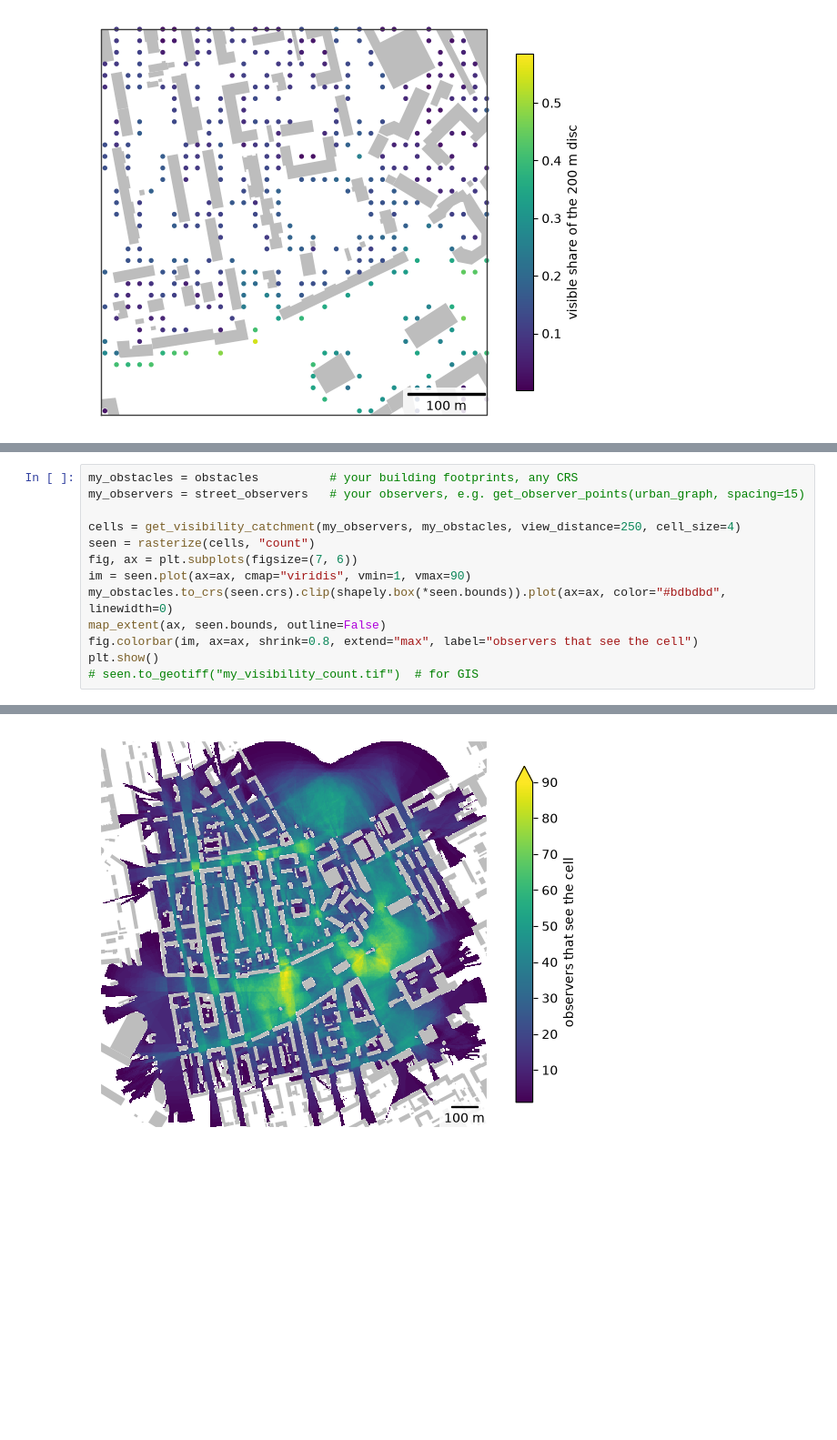
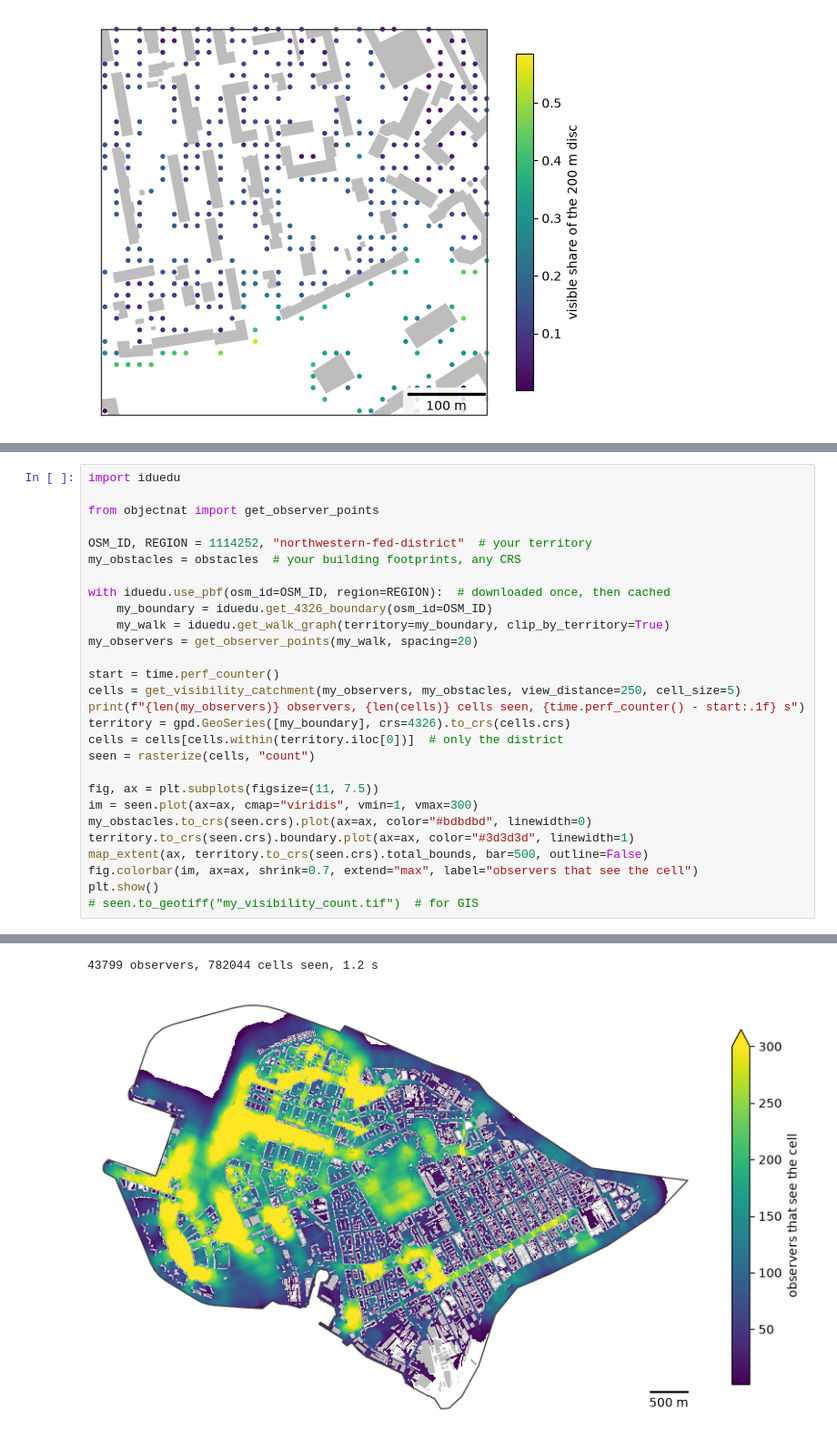
Before and after one commit to IDUclub/ObjectNat, a Jupyter notebook: docs/methods/examples/visibility.ipynb, the cells around one changed output, grey strips where cells are left out. Shown at 91% size. Drawn from its saved outputs; the diff is of its cells as text; blank space fills up the shorter version.

```diff
--- a/docs/methods/examples/visibility.ipynb
+++ b/docs/methods/examples/visibility.ipynb
@@ -250,16 +251,31 @@ The isovist field of section 3 is obtained for any area in the same way, for exa
 a cell describes what an observer standing there sees, whereas the catchment counts the observers that see the
 cell.
 # %%
-my_obstacles = obstacles          # your building footprints, any CRS
-my_observers = street_observers   # your observers, e.g. get_observer_points(urban_graph, spacing=15)
+import iduedu
 
-cells = get_visibility_catchment(my_observers, my_obstacles, view_distance=250, cell_size=4)
+from objectnat import get_observer_points
+
+OSM_ID, REGION = 1114252, "northwestern-fed-district"  # your territory
+my_obstacles = obstacles  # your building footprints, any CRS
+
+with iduedu.use_pbf(osm_id=OSM_ID, region=REGION):  # downloaded once, then cached
+    my_boundary = iduedu.get_4326_boundary(osm_id=OSM_ID)
+    my_walk = iduedu.get_walk_graph(territory=my_boundary, clip_by_territory=True)
+my_observers = get_observer_points(my_walk, spacing=20)
+
+start = time.perf_counter()
+cells = get_visibility_catchment(my_observers, my_obstacles, view_distance=250, cell_size=5)
+print(f"{len(my_observers)} observers, {len(cells)} cells seen, {time.perf_counter() - start:.1f} s")
+territory = gpd.GeoSeries([my_boundary], crs=4326).to_crs(cells.crs)
+cells = cells[cells.within(territory.iloc[0])]  # only the district
 seen = rasterize(cells, "count")
-fig, ax = plt.subplots(figsize=(7, 6))
-im = seen.plot(ax=ax, cmap="viridis", vmin=1, vmax=90)
-my_obstacles.to_crs(seen.crs).clip(shapely.box(*seen.bounds)).plot(ax=ax, color="#bdbdbd", linewidth=0)
-map_extent(ax, seen.bounds, outline=False)
-fig.colorbar(im, ax=ax, shrink=0.8, extend="max", label="observers that see the cell")
+
+fig, ax = plt.subplots(figsize=(11, 7.5))
+im = seen.plot(ax=ax, cmap="viridis", vmin=1, vmax=300)
+my_obstacles.to_crs(seen.crs).plot(ax=ax, color="#bdbdbd", linewidth=0)
+territory.to_crs(seen.crs).boundary.plot(ax=ax, color="#3d3d3d", linewidth=1)
+map_extent(ax, territory.to_crs(seen.crs).total_bounds, bar=500, outline=False)
+fig.colorbar(im, ax=ax, shrink=0.7, extend="max", label="observers that see the cell")
 plt.show()
 # seen.to_geotiff("my_visibility_count.tif")  # for GIS
 # %% [output]
@@ -266,2 +283,3 @@ plt.show()
+43799 observers, 782044 cells seen, 1.2 s
-[figure, old version]
+[figure, new version]
 # %%
```
Also changed, not shown: parts of 4 cells of this notebook, 12 other files.
